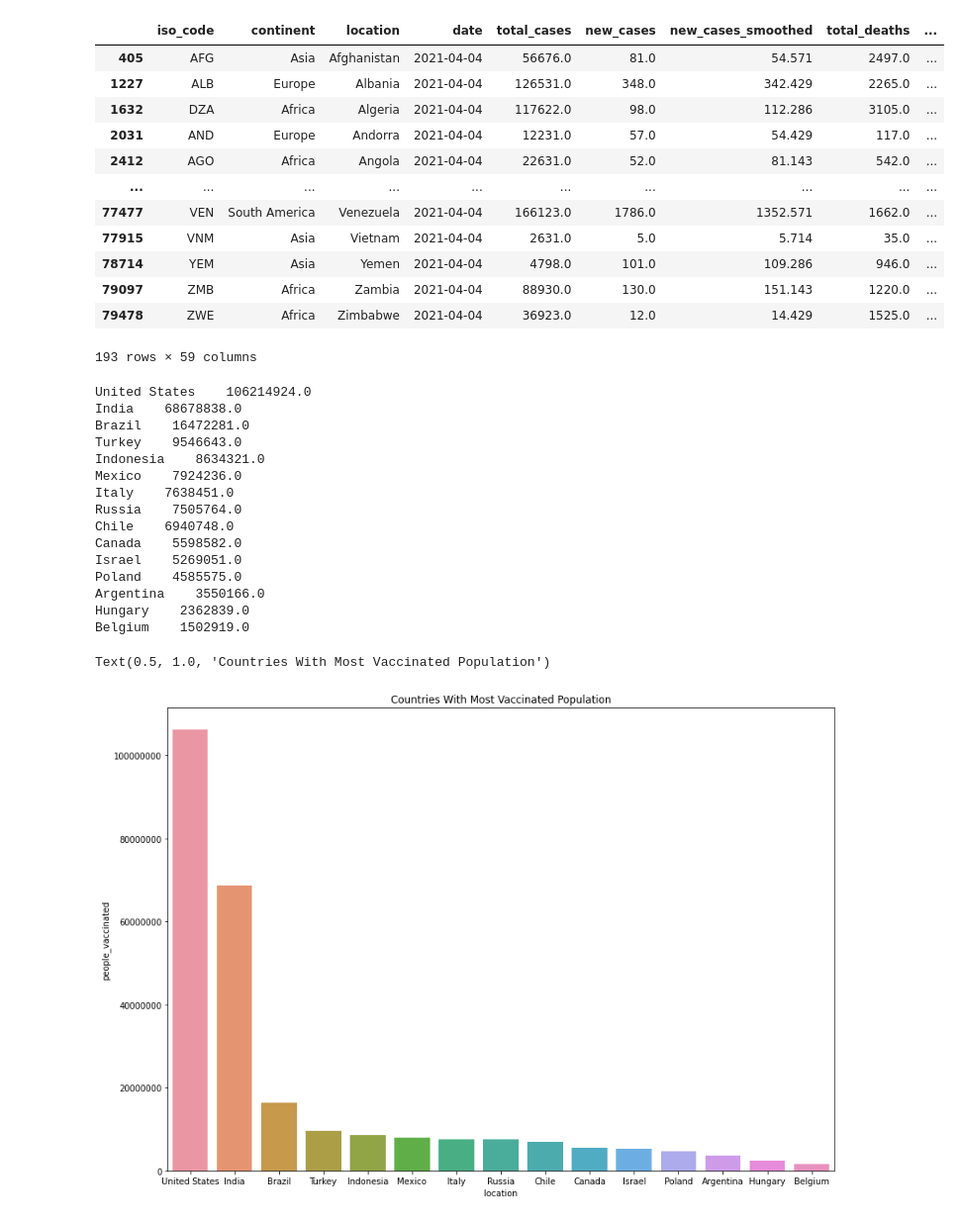
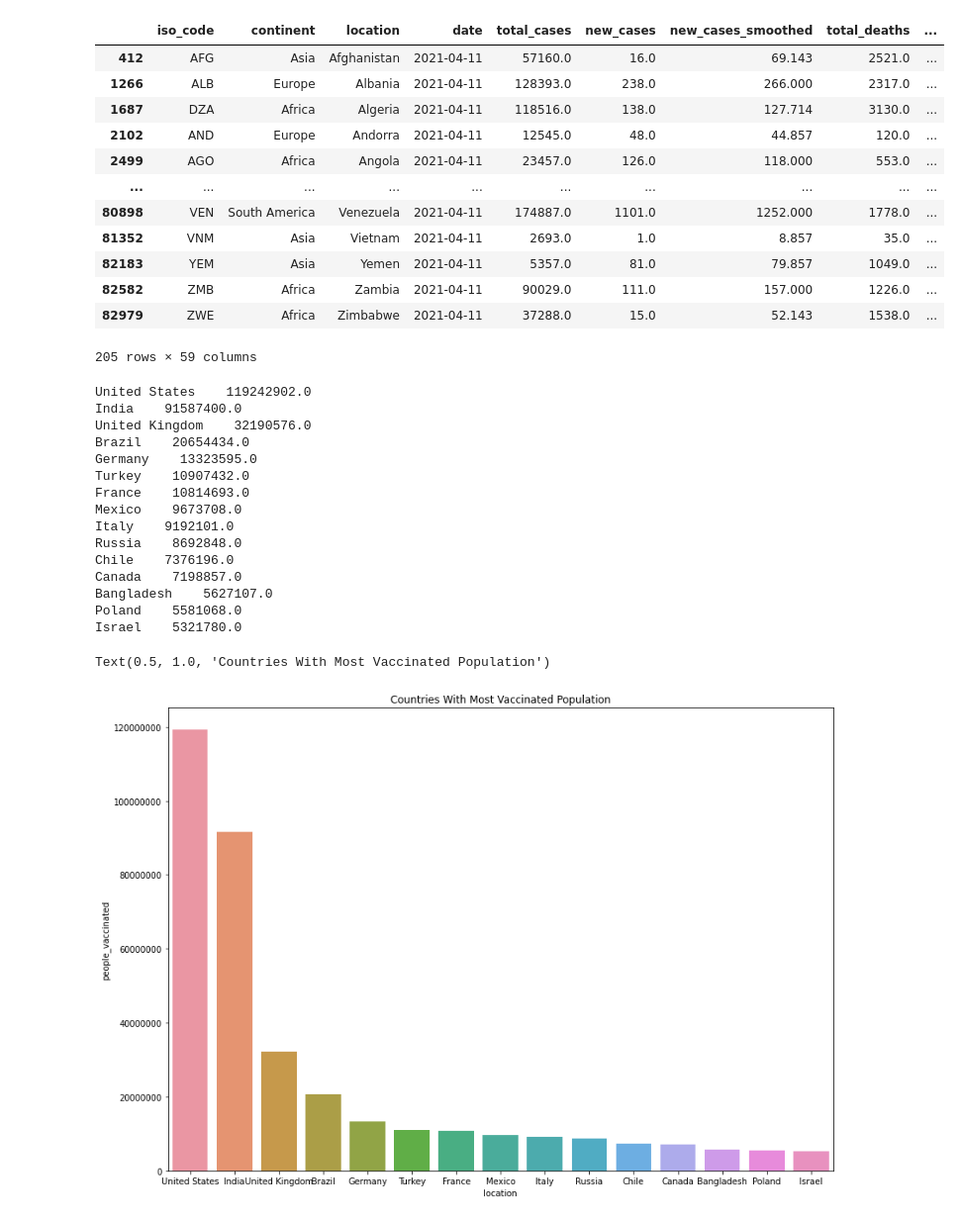
Before and after one commit to jonvolfson/DS2500Project, a Jupyter notebook: main.ipynb, the cells around one changed output. Shown at 99% size. Saved outputs shown, nothing was run; the diff lists cells and outputs as text; code cells hidden in the pictures.

```diff
--- a/main.ipynb
+++ b/main.ipynb
@@ -36,24 +46,24 @@ data
 # %%
 #top 15/bottom 15 vaccinated countries
 
-todays_date = (datetime.today() - timedelta(days=1)).strftime('%Y-%m-%d')
+todays_date = (datetime.today() - timedelta(days=10)).strftime('%Y-%m-%d')
 df_hc_to_date = data.loc[data['date'] == todays_date]
 
 df_hc_to_date
 # %% [output]
 |  | iso_code | continent | location | date | total_cases | new_cases | new_cases_smoothed | total_deaths | ... |
-| 405 | AFG | Asia | Afghanistan | 2021-04-04 | 56676.0 | 81.0 | 54.571 | 2497.0 | ... |
-| 1227 | ALB | Europe | Albania | 2021-04-04 | 126531.0 | 348.0 | 342.429 | 2265.0 | ... |
-| 1632 | DZA | Africa | Algeria | 2021-04-04 | 117622.0 | 98.0 | 112.286 | 3105.0 | ... |
-| 2031 | AND | Europe | Andorra | 2021-04-04 | 12231.0 | 57.0 | 54.429 | 117.0 | ... |
-| 2412 | AGO | Africa | Angola | 2021-04-04 | 22631.0 | 52.0 | 81.143 | 542.0 | ... |
+| 412 | AFG | Asia | Afghanistan | 2021-04-11 | 57160.0 | 16.0 | 69.143 | 2521.0 | ... |
+| 1266 | ALB | Europe | Albania | 2021-04-11 | 128393.0 | 238.0 | 266.000 | 2317.0 | ... |
+| 1687 | DZA | Africa | Algeria | 2021-04-11 | 118516.0 | 138.0 | 127.714 | 3130.0 | ... |
+| 2102 | AND | Europe | Andorra | 2021-04-11 | 12545.0 | 48.0 | 44.857 | 120.0 | ... |
+| 2499 | AGO | Africa | Angola | 2021-04-11 | 23457.0 | 126.0 | 118.000 | 553.0 | ... |
 | ... | ... | ... | ... | ... | ... | ... | ... | ... | ... |
-| 77477 | VEN | South America | Venezuela | 2021-04-04 | 166123.0 | 1786.0 | 1352.571 | 1662.0 | ... |
-| 77915 | VNM | Asia | Vietnam | 2021-04-04 | 2631.0 | 5.0 | 5.714 | 35.0 | ... |
-| 78714 | YEM | Asia | Yemen | 2021-04-04 | 4798.0 | 101.0 | 109.286 | 946.0 | ... |
-| 79097 | ZMB | Africa | Zambia | 2021-04-04 | 88930.0 | 130.0 | 151.143 | 1220.0 | ... |
-| 79478 | ZWE | Africa | Zimbabwe | 2021-04-04 | 36923.0 | 12.0 | 14.429 | 1525.0 | ... |
+| 80898 | VEN | South America | Venezuela | 2021-04-11 | 174887.0 | 1101.0 | 1252.000 | 1778.0 | ... |
+| 81352 | VNM | Asia | Vietnam | 2021-04-11 | 2693.0 | 1.0 | 8.857 | 35.0 | ... |
+| 82183 | YEM | Asia | Yemen | 2021-04-11 | 5357.0 | 81.0 | 79.857 | 1049.0 | ... |
+| 82582 | ZMB | Africa | Zambia | 2021-04-11 | 90029.0 | 111.0 | 157.000 | 1226.0 | ... |
+| 82979 | ZWE | Africa | Zimbabwe | 2021-04-11 | 37288.0 | 15.0 | 52.143 | 1538.0 | ... |
-193 rows × 59 columns
+205 rows × 59 columns
 # %%
 #df_hc_to_date
 df_top_15_most_vaccinated = df_hc_to_date.sort_values(['people_vaccinated'], ascending=False).head(15)
@@ -62,21 +72,21 @@ df_top_15_most_vaccinated
 for index,row in df_top_15_most_vaccinated.iterrows():
     print(row['location'] , "  ", row['people_vaccinated'])
 # %% [output]
-United States    106214924.0
-India    68678838.0
-Brazil    16472281.0
-Turkey    9546643.0
-Indonesia    8634321.0
-Mexico    7924236.0
-Italy    7638451.0
-Russia    7505764.0
-Chile    6940748.0
-Canada    5598582.0
-Israel    5269051.0
-Poland    4585575.0
-Argentina    3550166.0
-Hungary    2362839.0
-Belgium    1502919.0
+United States    119242902.0
+India    91587400.0
+United Kingdom    32190576.0
+Brazil    20654434.0
+Germany    13323595.0
+Turkey    10907432.0
+France    10814693.0
+Mexico    9673708.0
+Italy    9192101.0
+Russia    8692848.0
+Chile    7376196.0
+Canada    7198857.0
+Bangladesh    5627107.0
+Poland    5581068.0
+Israel    5321780.0
 # %%
 # TODO: title
 fig, scatter = plt.subplots(figsize = (14,10))
@@ -84,7 +94,7 @@ plt.ticklabel_format(style='plain', axis='y')
 sns.barplot(x="location", y="people_vaccinated", data=df_top_15_most_vaccinated).set_title('Countries With Most Vaccinated Population')
 # %% [output]
 Text(0.5, 1.0, 'Countries With Most Vaccinated Population')
-[figure, old version]
+[figure, new version]
 # %%
 df_new = data[data['location'].apply(lambda x: x in df_top_15_most_vaccinated['location'].values.flatten())]
 df_new
```
Also changed, not shown: parts of 17 cells of this notebook, 1 other file.
